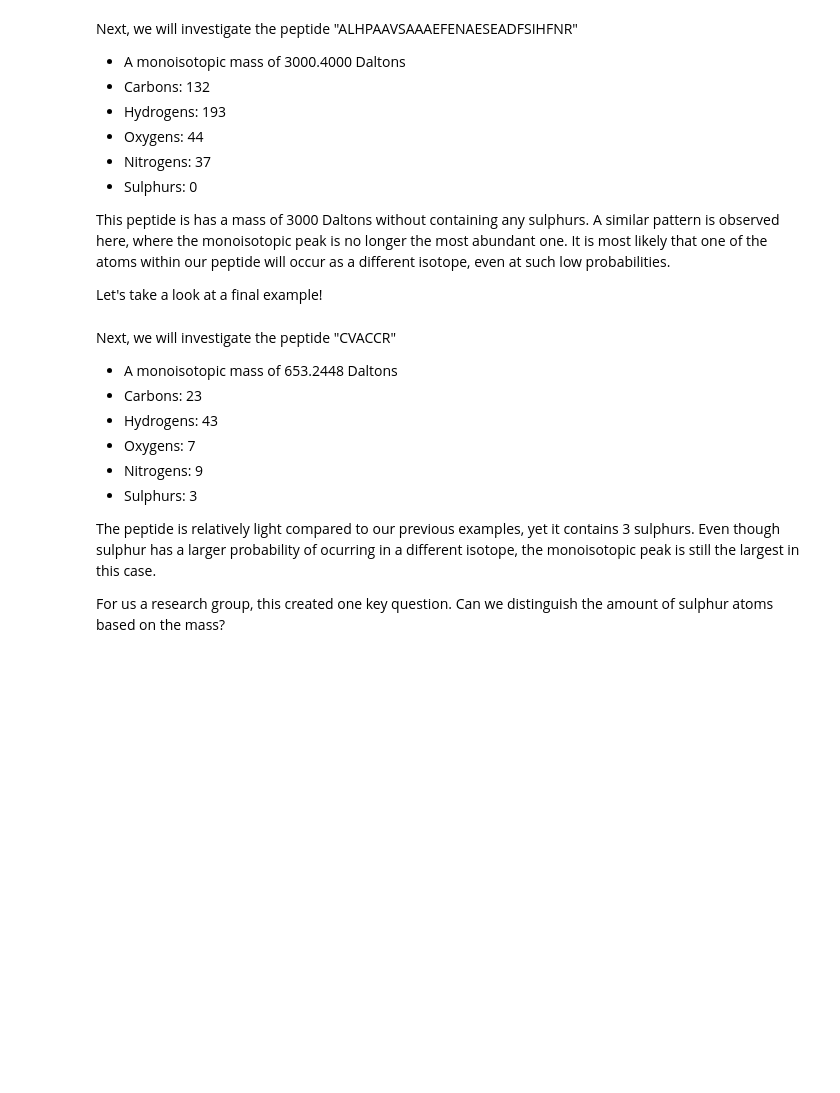
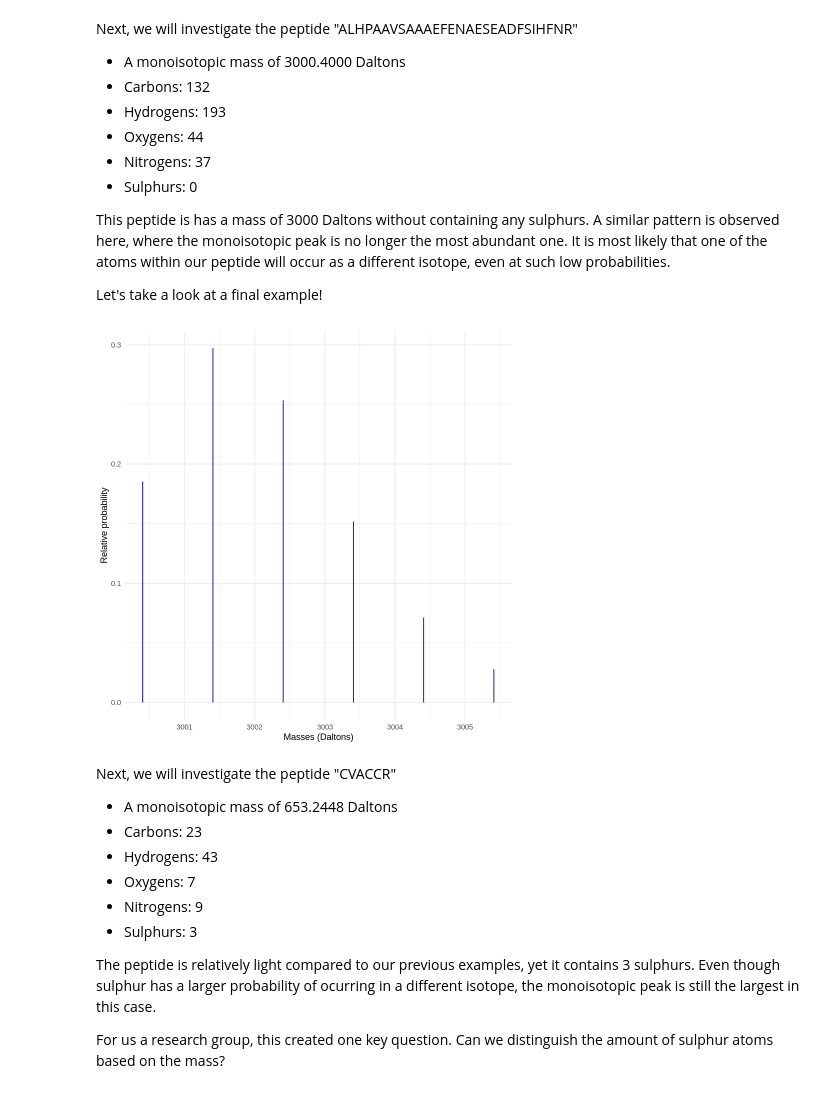
Before and after one commit to VilenneFrederique/EuBIC2024WS, a Jupyter notebook: EuBIC_Valkenborg_lab_Workshop.ipynb, the cells around one changed output. Saved outputs shown, nothing was run; the diff lists cells and outputs as text; code cells hidden in the pictures; blank space fills up the shorter version.

```diff
--- a/EuBIC_Valkenborg_lab_Workshop.ipynb
+++ b/EuBIC_Valkenborg_lab_Workshop.ipynb
@@ -375,17 +388,19 @@ Let's take a look at a final example!
 # %%
 Human_peptides_DF %>%
   filter(Peptides == "ALHPAAVSAAAEFENAESEADFSIHFNR") %>%
   select(10:21) -> ALHPAAVSAAAEFENAESEADFSIHFNR
 
 ALHPAAVSAAAEFENAESEADFSIHFNR_masses <- as.vector(as.matrix(ALHPAAVSAAAEFENAESEADFSIHFNR[1,1:6]))
 ALHPAAVSAAAEFENAESEADFSIHFNR_intensities <- as.vector(as.matrix(ALHPAAVSAAAEFENAESEADFSIHFNR[1,7:12]))
 ALHPAAVSAAAEFENAESEADFSIHFNR_DF <- data.frame(Masses = ALHPAAVSAAAEFENAESEADFSIHFNR_masses, Intensities = ALHPAAVSAAAEFENAESEADFSIHFNR_intensities)
 ALHPAAVSAAAEFENAESEADFSIHFNR_DF %>%
   ggplot(aes(x = Masses, y = Intensities)) +
   geom_segment(aes(x=Masses, xend=Masses, y=0, yend=Intensities), colour = "mediumblue") +
   theme_minimal() +
   xlab("Masses (Daltons)") +
-  ylab("Relative intensities")
+  ylab("Relative probability")
+# %% [output]
+[figure, added]
 # %% [markdown]
 Next, we will investigate the peptide "CVACCR"
 
```
Also changed, not shown: parts of 59 cells of this notebook.
